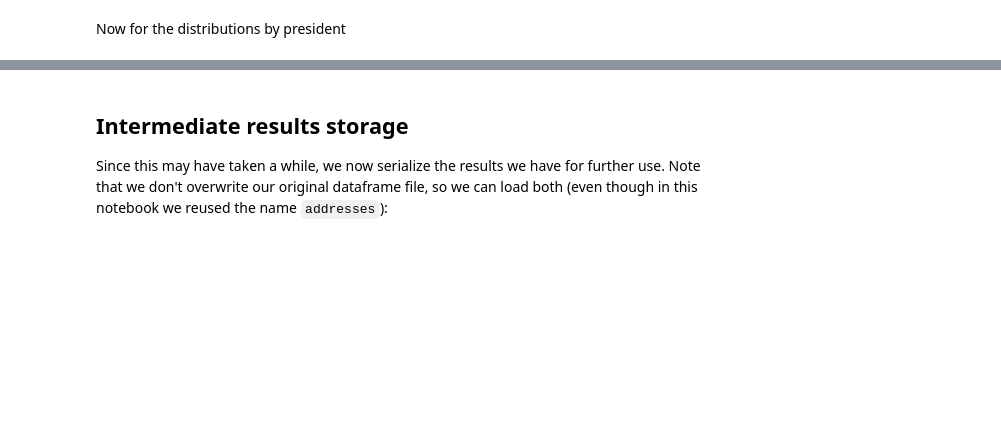
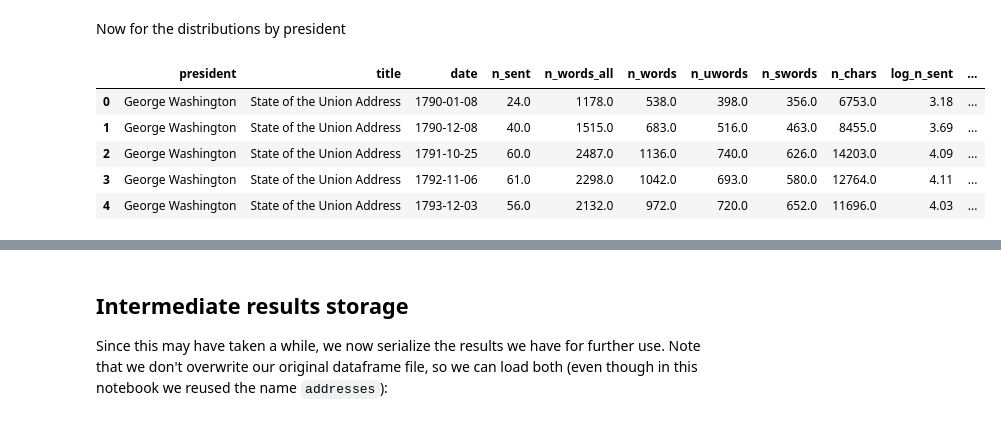
Before and after one commit to junemore/stat-159-data-science-, a Jupyter notebook: state_of_the_union_analysis-p2.ipynb, the cells around one changed output, grey strips where cells are left out. Drawn from its saved outputs; the diff is of its cells as text; code cells hidden in the pictures; blank space fills up the shorter version.

```diff
--- a/state_of_the_union_analysis-p2.ipynb
+++ b/state_of_the_union_analysis-p2.ipynb
@@ -166,2 +193,18 @@ plt.xticks(np.arange(1808,2009,40))
 # %% [markdown]
 Now for the distributions by president
+# %%
+# add variable to original data frame
+addresses["log_n_sent"]=log_n_sent
+addresses["log_n_words"]=log_n_words
+addresses["vocab_per_word"]=(addresses['n_swords'])/addresses['n_uwords']
+addresses["mean_word_length"]=addresses['n_chars']/addresses['n_words']
+addresses["mean_sent_length"]=addresses['n_words']/addresses['n_sent']
+addresses["frac_stop_word"]=(addresses['n_words_all']-addresses['n_words'])/addresses['n_words']
+addresses.head()
+# %% [output]
+|  | president | title | date | n_sent | n_words_all | n_words | n_uwords | n_swords | n_chars | log_n_sent | ... |
+| 0 | George Washington | State of the Union Address | 1790-01-08 | 24.0 | 1178.0 | 538.0 | 398.0 | 356.0 | 6753.0 | 3.18 | ... |
+| 1 | George Washington | State of the Union Address | 1790-12-08 | 40.0 | 1515.0 | 683.0 | 516.0 | 463.0 | 8455.0 | 3.69 | ... |
+| 2 | George Washington | State of the Union Address | 1791-10-25 | 60.0 | 2487.0 | 1136.0 | 740.0 | 626.0 | 14203.0 | 4.09 | ... |
+| 3 | George Washington | State of the Union Address | 1792-11-06 | 61.0 | 2298.0 | 1042.0 | 693.0 | 580.0 | 12764.0 | 4.11 | ... |
+| 4 | George Washington | State of the Union Address | 1793-12-03 | 56.0 | 2132.0 | 972.0 | 720.0 | 652.0 | 11696.0 | 4.03 | ... |
```
Also changed, not shown: parts of 3 cells of this notebook.
